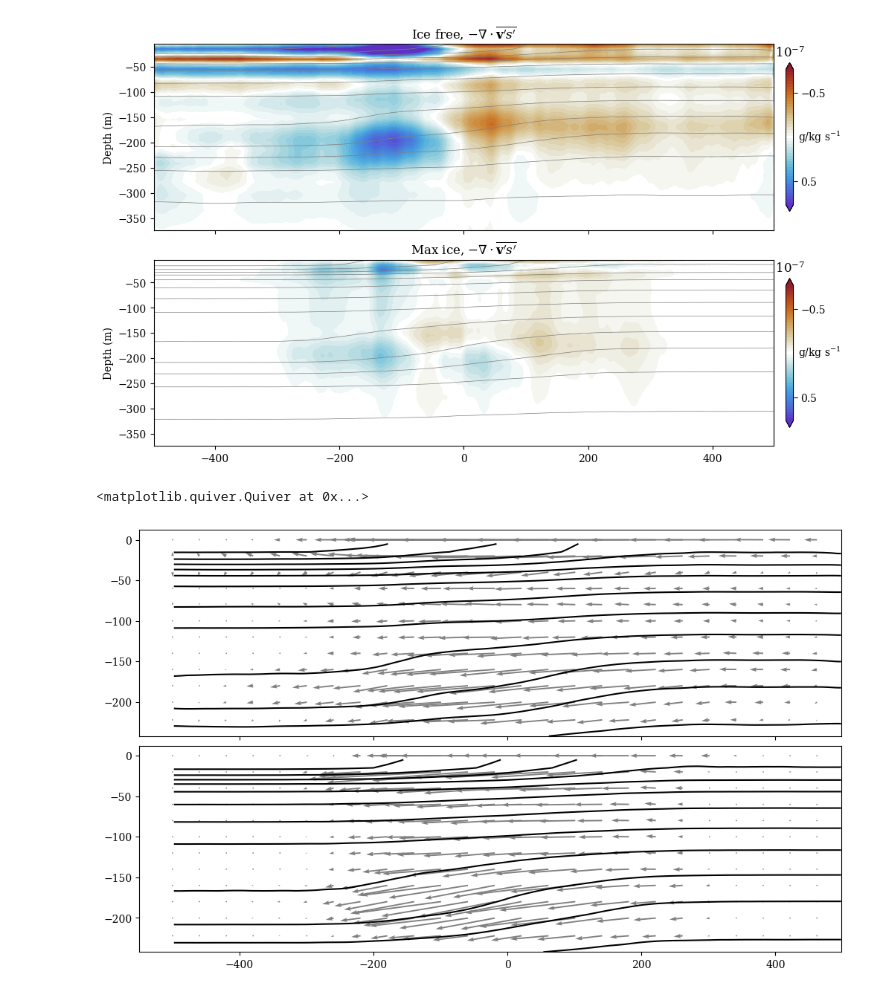
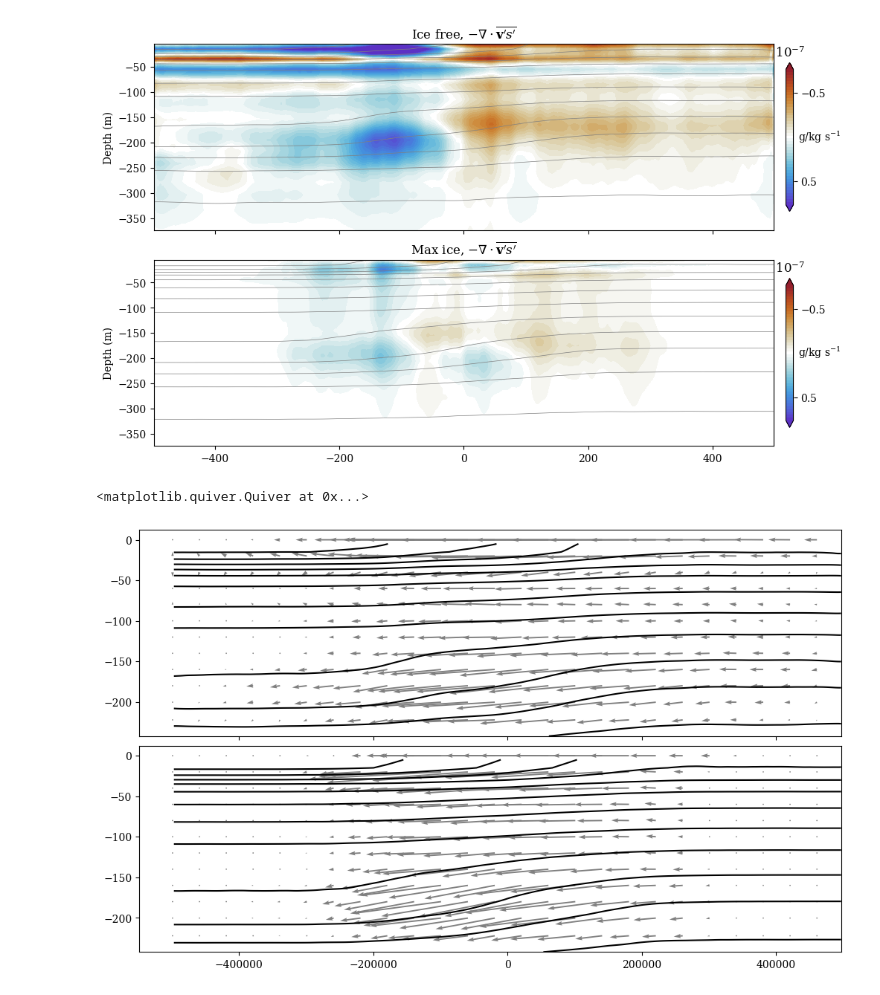
Before and after one commit to hmason13/ArcticMiddepthBI, a Jupyter notebook: analysis/officialFigScripts/figAdvFluxSection.ipynb, the cells around one changed output. Cells and saved outputs as stored; diff of their text form; code cells hidden in the pictures.

```diff
--- a/analysis/officialFigScripts/figAdvFluxSection.ipynb
+++ b/analysis/officialFigScripts/figAdvFluxSection.ipynb
@@ -170,26 +170,27 @@ plt.savefig(loc3+"figAdvectiveFluxSection-addContours.pdf", bbox_inches="tight")
 # %%
 # section of eddy flux vector field
 
 dI = 24
 
 fig,ax = plt.subplots(2,1,sharex=True,
                       layout="constrained",figsize=(10,6))
 
 saltMax = saltSteady[1:,1:-2,0].max().round()
 saltMin = saltSteady[1:,1:-2,0].min().round()
 saltDif = (saltMax - saltMin).astype(int)
 saltLevs = np.linspace(saltMin,saltMax,1+2*saltDif)
+yRange = np.linspace(-499e3,499e3,500)
 
 ax[0].contour(yRange[1:-1],levs[:dI],saltSteady[:dI,1:-2,0],saltLevs,
               colors="black",linewidths=1.5)
 ax[1].contour(yRange[1:-1],levs[:dI],saltSteady[:dI,1:-2,-1],saltLevs,
               colors="black",linewidths=1.5)
 
 ax[0].quiver(yRange[::20],levFaces[:dI:2],vsPrimeBar[:dI:2,:-1:20,0]/1000,wsPrimeBar[:dI:2,::20,0],pivot='tail',width=0.002,color='grey')
 ax[1].quiver(yRange[::20],levFaces[:dI:2],vsPrimeBar[:dI:2,:-1:20,-1]/1000,wsPrimeBar[:dI:2,::20,-1],pivot='tail',width=0.002,color='grey')
 # %% [output]
 <matplotlib.quiver.Quiver at 0x...>
-[figure, old version]
+[figure, new version]
 # %%
 adiaFlux = np.load(loc+"channelMeanAdiaAdvFlux.npy")
 diabaticFlux = np.load(loc+"channelMeanDiabaticAdvFlux.npy")
```
Also changed, not shown: parts of 3 cells of this notebook, 2 other files.
